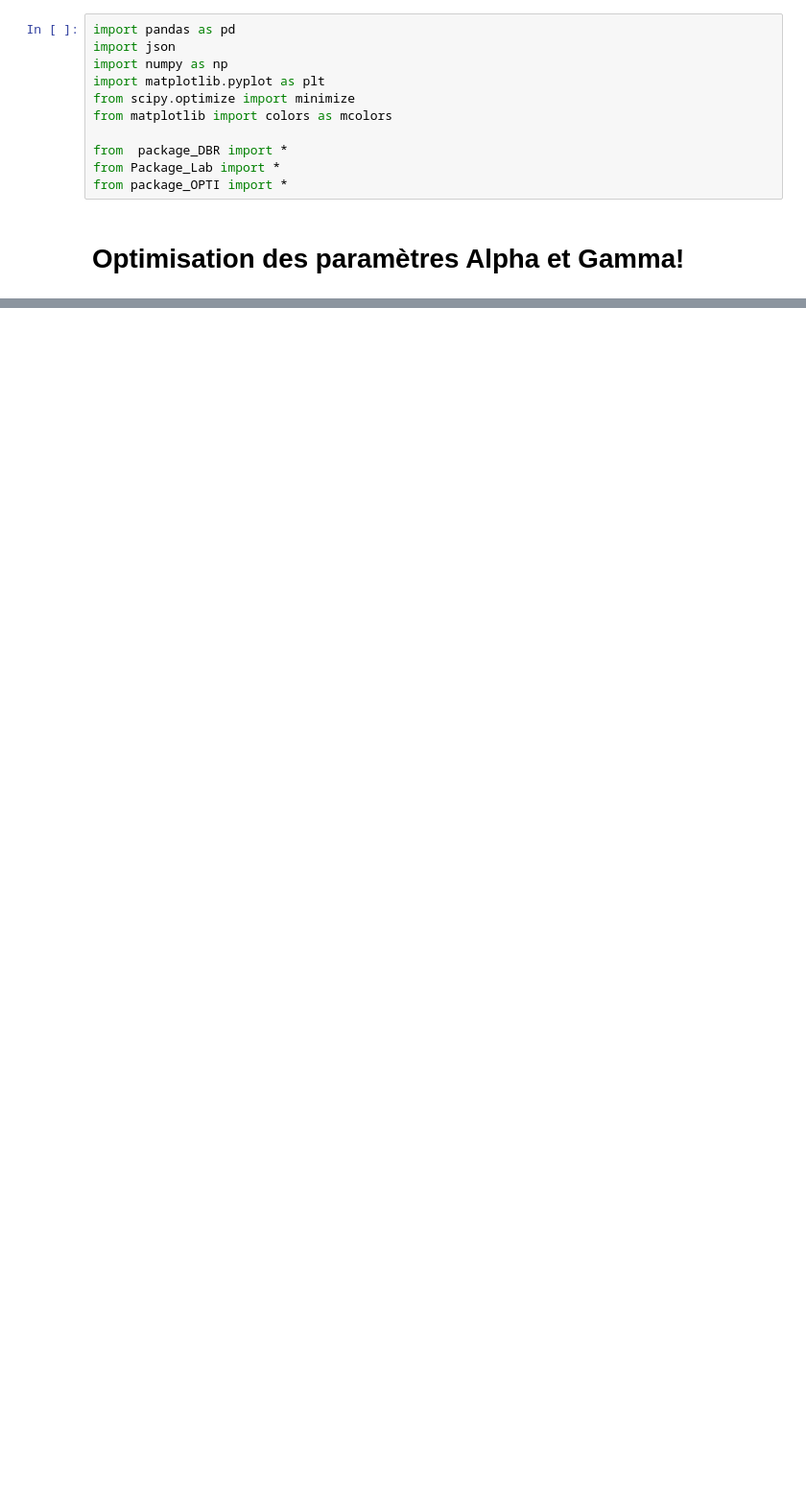
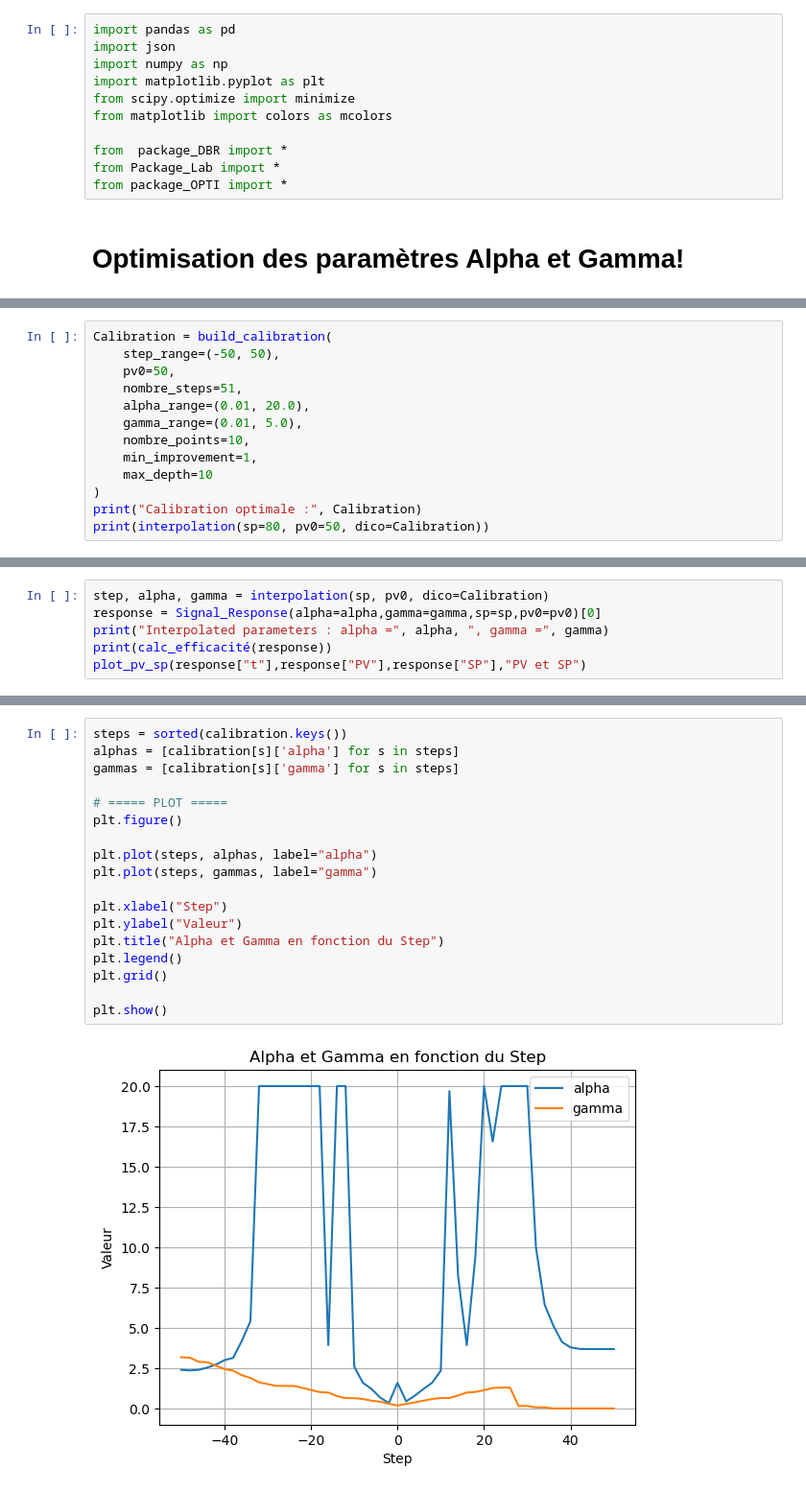
Before and after one commit to MSuiram/Labo_ControlTheory, a Jupyter notebook: Optimisation.ipynb, the cells around one changed output, grey strips where cells are left out. Shown at 96% size. Cells and saved outputs as stored; diff of their text form; blank space fills up the shorter version.

```diff
--- a/Optimisation.ipynb
+++ b/Optimisation.ipynb
@@ -49,0 +54,13 @@ Error:
+# %%
+Calibration = build_calibration(
+    step_range=(-50, 50),
+    pv0=50,
+    nombre_steps=51,
+    alpha_range=(0.01, 20.0),
+    gamma_range=(0.01, 5.0),
+    nombre_points=10,
+    min_improvement=1,
+    max_depth=10
+)
+print("Calibration optimale :", Calibration)
+print(interpolation(sp=80, pv0=50, dico=Calibration))
@@ -49,0 +88,6 @@ Error:
+# %%
+step, alpha, gamma = interpolation(sp, pv0, dico=Calibration)
+response = Signal_Response(alpha=alpha,gamma=gamma,sp=sp,pv0=pv0)[0]
+print("Interpolated parameters : alpha =", alpha, ", gamma =", gamma)
+print(calc_efficacité(response))
+plot_pv_sp(response["t"],response["PV"],response["SP"],"PV et SP")
@@ -49,0 +185,20 @@ Error:
+# %%
+steps = sorted(calibration.keys())
+alphas = [calibration[s]['alpha'] for s in steps]
+gammas = [calibration[s]['gamma'] for s in steps]
+
+# ===== PLOT =====
+plt.figure()
+
+plt.plot(steps, alphas, label="alpha")
+plt.plot(steps, gammas, label="gamma")
+
+plt.xlabel("Step")
+plt.ylabel("Valeur")
+plt.title("Alpha et Gamma en fonction du Step")
+plt.legend()
+plt.grid()
+
+plt.show()
+# %% [output]
+[figure, added]
```
Also changed, not shown: parts of 14 cells of this notebook, 1 other file.
